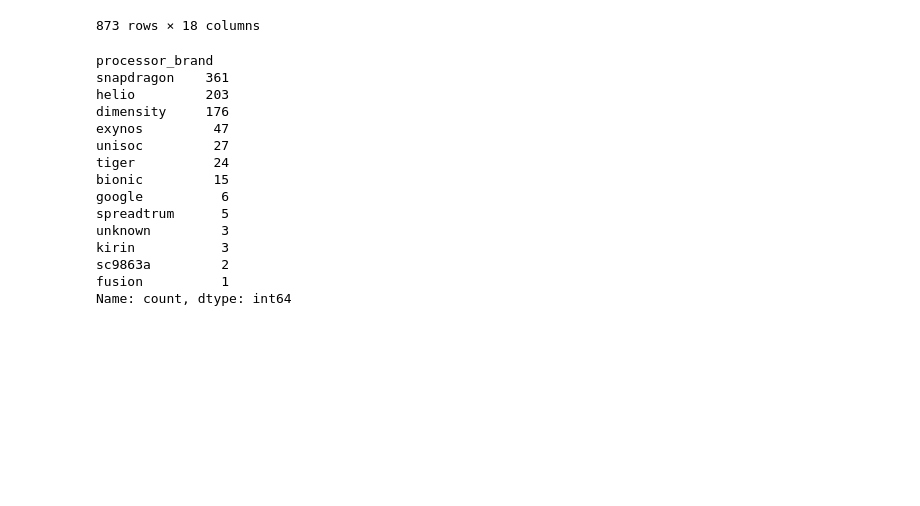
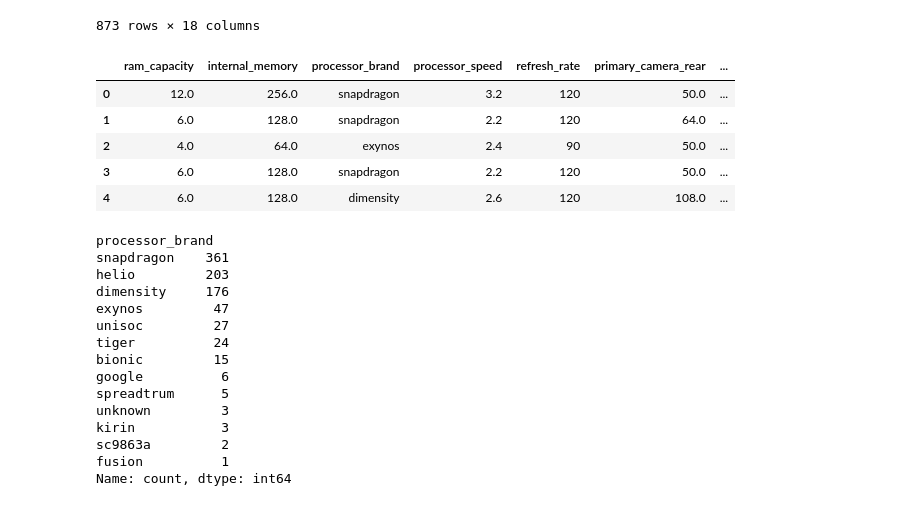
Before and after one commit to MohitMahi1/Smart-Phone-EDA-Analysis, a Jupyter notebook: Model_Train.ipynb, the cells around one changed output. Cells and saved outputs as stored; diff of their text form; code cells hidden in the pictures; blank space fills up the shorter version.

```diff
--- a/Model_Train.ipynb
+++ b/Model_Train.ipynb
@@ -20,6 +20,17 @@ df
 | 871 | 6.0 | 128.0 | snapdragon | 2.20 | 60 | 108.0 | ... |
 | 872 | 8.0 | 128.0 | snapdragon | NaN | 60 | 64.0 | ... |
 873 rows × 18 columns
+# %%
+df.drop(columns=["num_front_cameras", "num_cores"], inplace=True)
+# %%
+df.head()
+# %% [output]
+|  | ram_capacity | internal_memory | processor_brand | processor_speed | refresh_rate | primary_camera_rear | ... |
+| 0 | 12.0 | 256.0 | snapdragon | 3.2 | 120 | 50.0 | ... |
+| 1 | 6.0 | 128.0 | snapdragon | 2.2 | 120 | 64.0 | ... |
+| 2 | 4.0 | 64.0 | exynos | 2.4 | 90 | 50.0 | ... |
+| 3 | 6.0 | 128.0 | snapdragon | 2.2 | 120 | 50.0 | ... |
+| 4 | 6.0 | 128.0 | dimensity | 2.6 | 120 | 108.0 | ... |
 # %%
 df["processor_brand"].value_counts()
 # %% [output]
```
Also changed, not shown: parts of 21 cells of this notebook, 9 other files.
